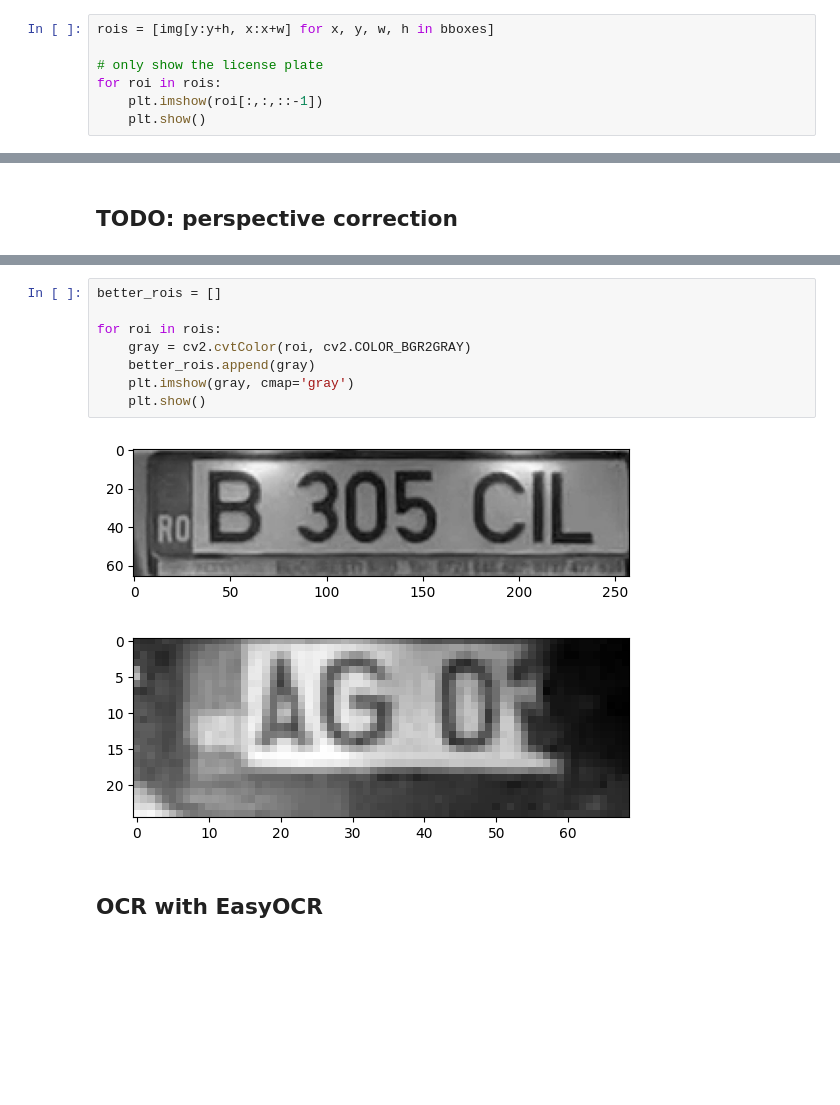
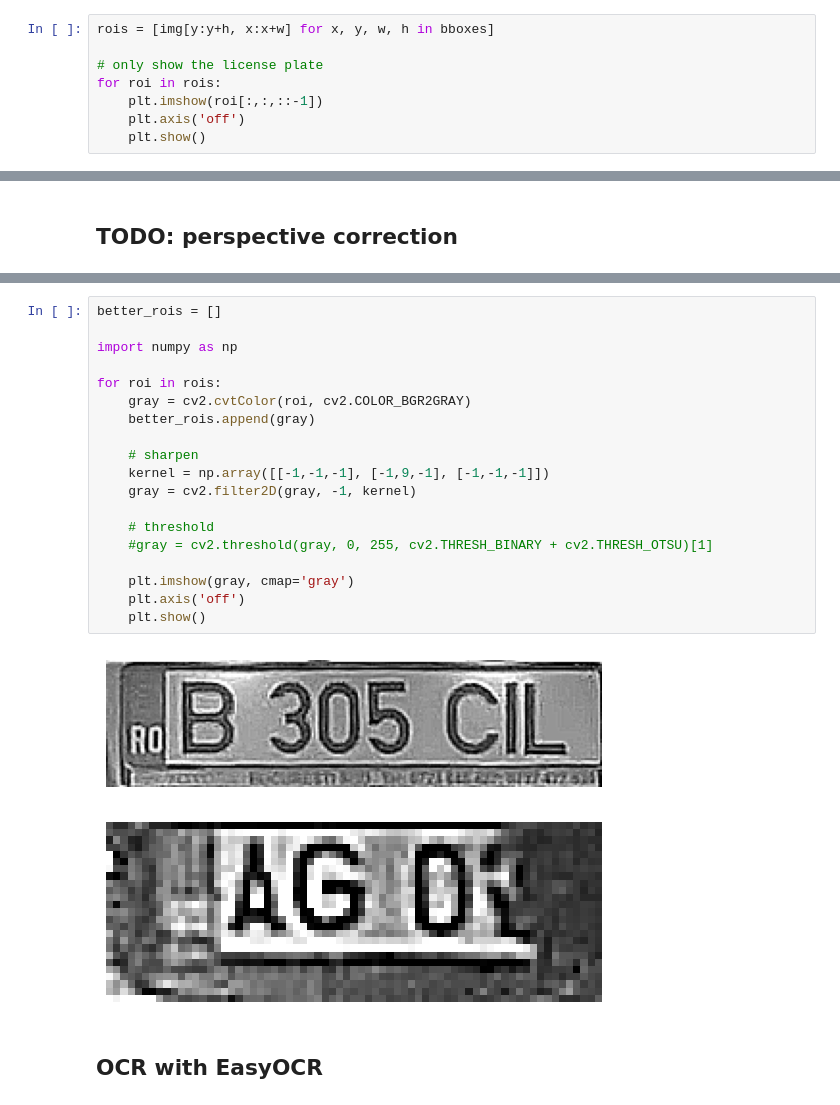
Before and after one commit to damirch/alpr, a Jupyter notebook: main.ipynb, the cells around one changed output, grey strips where cells are left out. Drawn from its saved outputs; the diff is of its cells as text; blank space fills up the shorter version.

```diff
--- a/main.ipynb
+++ b/main.ipynb
@@ -47,5 +49,6 @@ rois = [img[y:y+h, x:x+w] for x, y, w, h in bboxes]
 # only show the license plate
 for roi in rois:
     plt.imshow(roi[:,:,::-1])
+    plt.axis('off')
     plt.show()
 # %% [output]
@@ -58,14 +61,25 @@ for roi in rois:
 # %%
 better_rois = []
+
+import numpy as np
 
 for roi in rois:
     gray = cv2.cvtColor(roi, cv2.COLOR_BGR2GRAY)
     better_rois.append(gray)
+
+    # sharpen
+    kernel = np.array([[-1,-1,-1], [-1,9,-1], [-1,-1,-1]])
+    gray = cv2.filter2D(gray, -1, kernel)
+
+    # threshold
+    #gray = cv2.threshold(gray, 0, 255, cv2.THRESH_BINARY + cv2.THRESH_OTSU)[1]
+
     plt.imshow(gray, cmap='gray')
+    plt.axis('off')
     plt.show()
 # %% [output]
-[figure, old version]
+[figure, new version]
-[figure, old version]
+[figure, new version]
 # %% [markdown]
 ## OCR with EasyOCR
 # %%
```
Also changed, not shown: parts of 5 cells of this notebook, 2 other files.
